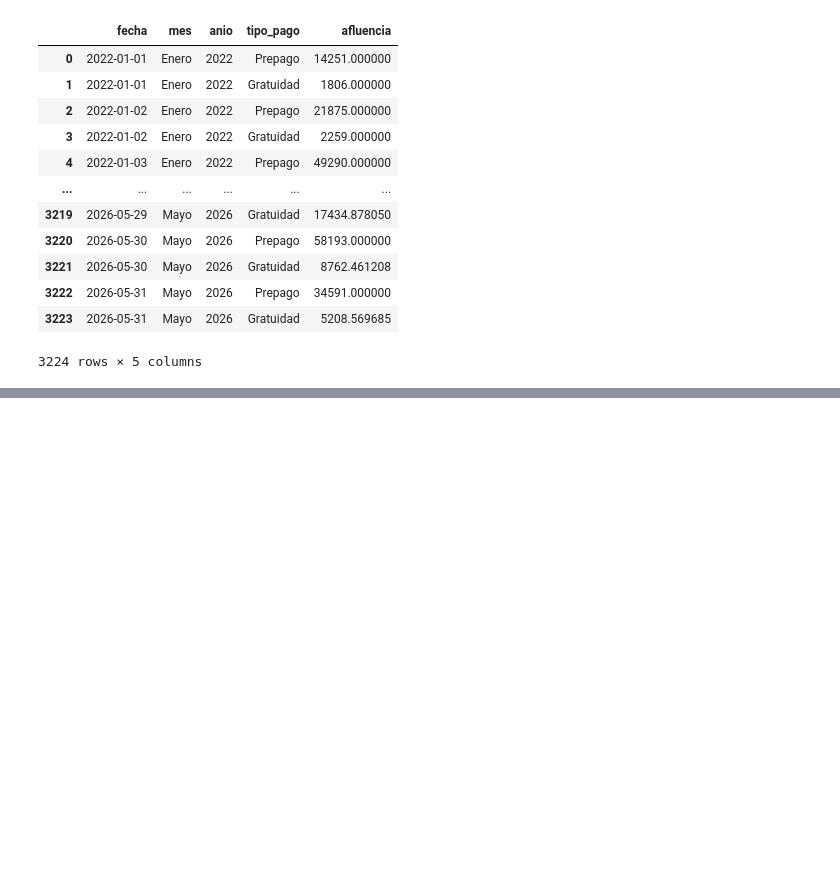
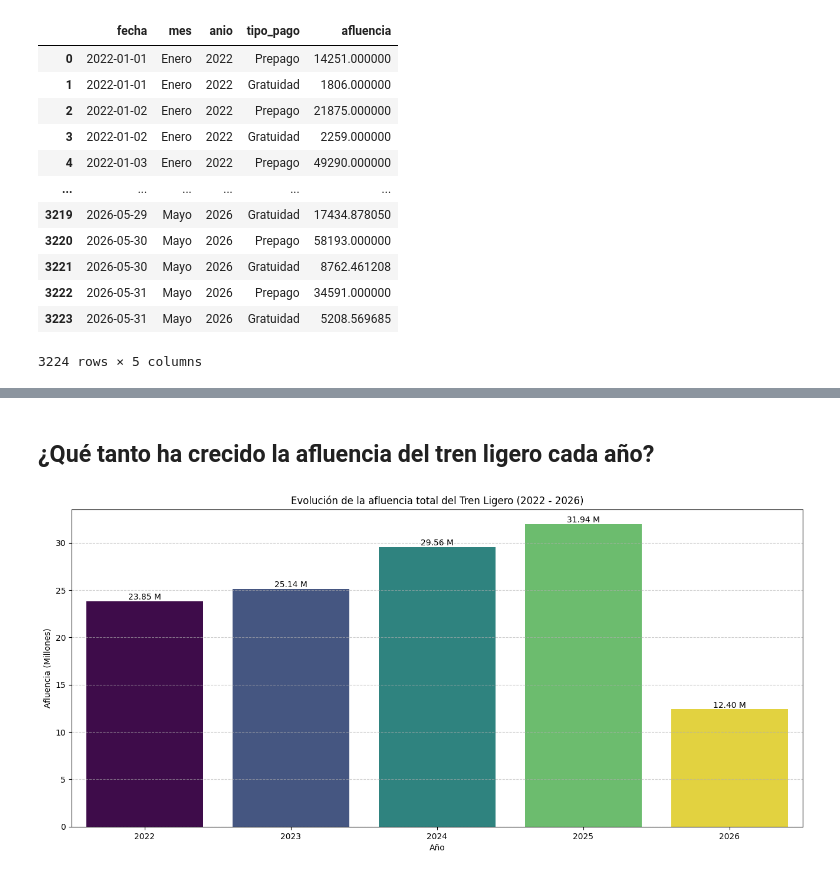
Before and after one commit to K4lilinuxX/CDMX, a Jupyter notebook: Tren-Ligero-CDMX/tren-ligero-cdmx.ipynb, the cells around one changed output, grey strips where cells are left out. Saved outputs shown, nothing was run; the diff lists cells and outputs as text; code cells hidden in the pictures; blank space fills up the shorter version.

```diff
--- a/Tren-Ligero-CDMX/tren-ligero-cdmx.ipynb
+++ b/Tren-Ligero-CDMX/tren-ligero-cdmx.ipynb
@@ -24,0 +109,25 @@ df
+# %% [markdown]
+## ¿Qué tanto ha crecido la afluencia del tren ligero cada año?
+# %%
+# Agrupamos la afluencia anual pero de manera cronológica
+afluencia_cronologica = df.groupby("anio")["afluencia"].sum() / 1_000_000
+
+# Graficamos
+plt.figure(figsize=(16,7))
+plt.title("Evolución de la afluencia total del Tren Ligero (2022 - 2026)")
+barras = sns.barplot(x=afluencia_cronologica.index,
+                     y=afluencia_cronologica.values,
+                     hue=afluencia_cronologica.index,
+                     palette="viridis",
+                     legend=False)
+for contenedores in barras.containers:
+    barras.bar_label(contenedores, fmt='%.2f M')
+
+plt.ylabel("Afluencia (Millones)")
+plt.xlabel("Año")
+plt.grid(axis="y",
+         linestyle="--",
+         alpha=0.6)
+plt.show()
+# %% [output]
+[figure, added]
```
Also changed, not shown: parts of 7 cells of this notebook.
